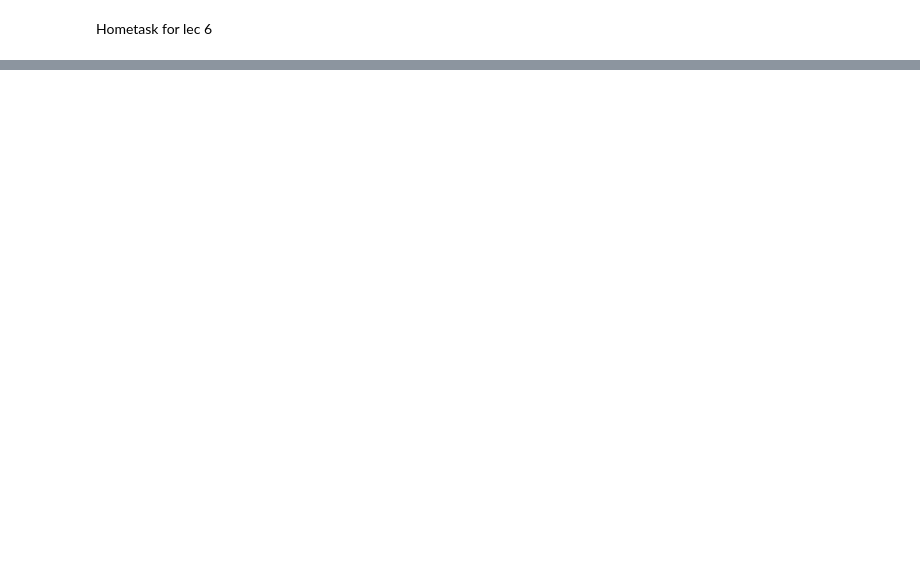
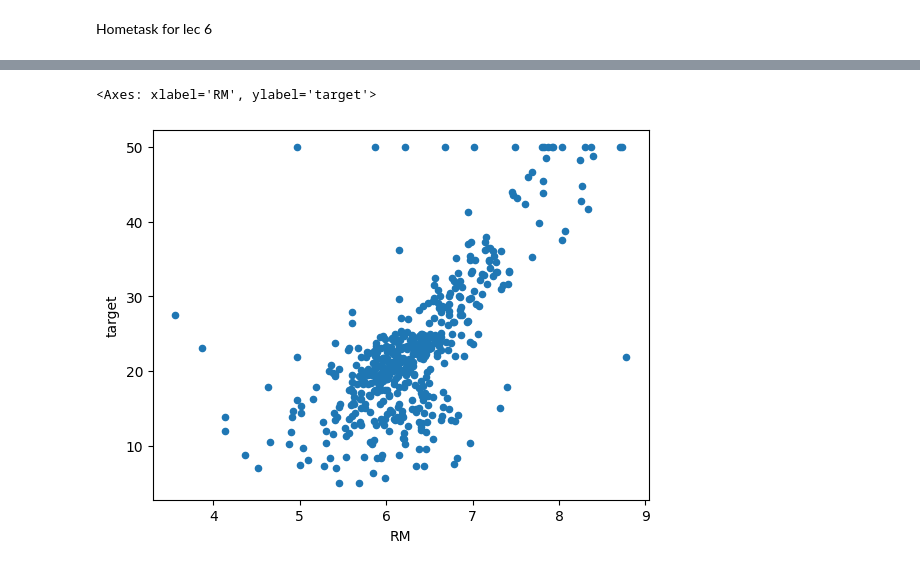
Before and after one commit to Yurii-Stepovenko/Hometask-for-DS-camp-Stepovenko, a Jupyter notebook: Lec 6 hometask.ipynb, the cells around one changed output, grey strips where cells are left out. Cells and saved outputs as stored; diff of their text form; code cells hidden in the pictures; blank space fills up the shorter version.

```diff
--- a/Lec 6 hometask.ipynb
+++ b/Lec 6 hometask.ipynb
@@ -62,0 +47,6 @@ y_train.shape=  (379,)
+# %%
+# Plot a scatter plot between RM and target
+df.plot.scatter('RM', 'target')
+# %% [output]
+<Axes: xlabel='RM', ylabel='target'>
+[figure, added]
```
Also changed, not shown: parts of 25 cells of this notebook, 4 other files.
